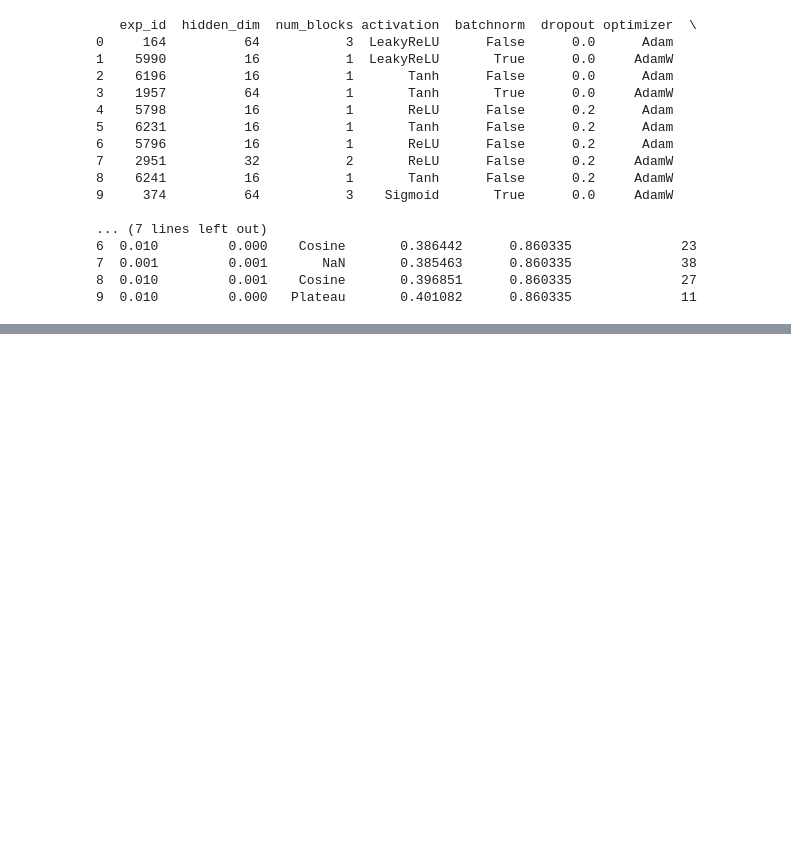
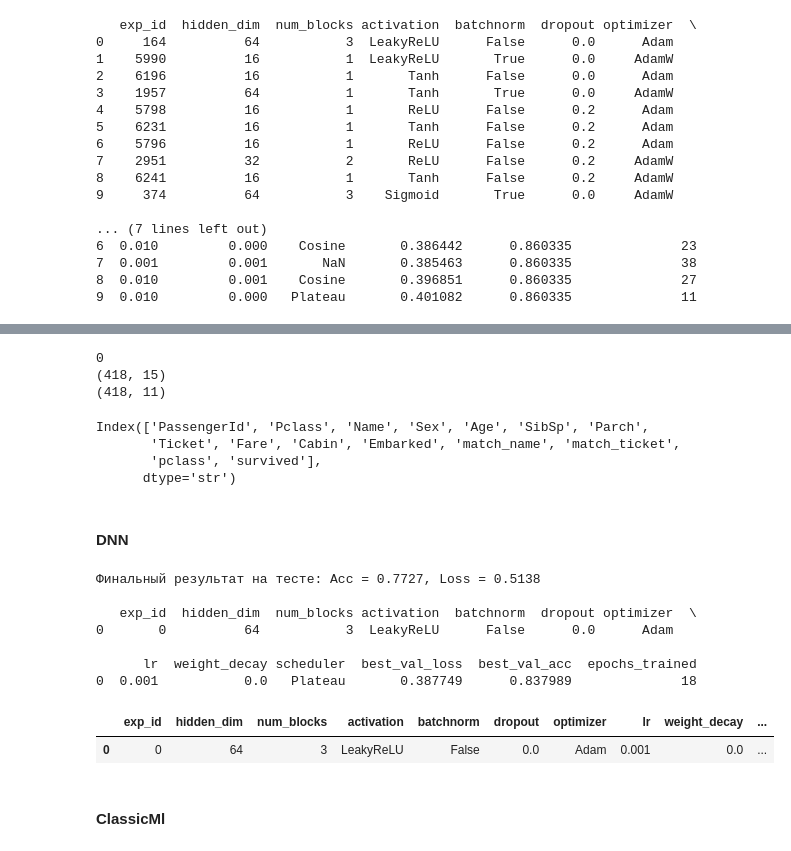
Before and after one commit to darkitime/Titanic-dataset-pipeline, a Jupyter notebook: EDA/eda.ipynb, the cells around one changed output, grey strips where cells are left out. Saved outputs shown, nothing was run; the diff lists cells and outputs as text; code cells hidden in the pictures; blank space fills up the shorter version.

```diff
--- a/eda.ipynb
+++ b/EDA/eda.ipynb
@@ -2165,0 +2568,15 @@ results_df4 = model_cross_val(is_one_hot_encoding=False, is_feature_engineering=
+# %%
+print(merged['survived'].isnull().sum())
+print(merged.shape)
+print(test.shape)
+# %% [output]
+0
+(418, 15)
+(418, 11)
+# %%
+merged.columns
+# %% [output]
+Index(['PassengerId', 'Pclass', 'Name', 'Sex', 'Age', 'SibSp', 'Parch',
+       'Ticket', 'Fare', 'Cabin', 'Embarked', 'match_name', 'match_ticket',
+       'pclass', 'survived'],
+      dtype='str')
@@ -2165,0 +2587,16 @@ results_df4 = model_cross_val(is_one_hot_encoding=False, is_feature_engineering=
+# %% [markdown]
+#### DNN
+# %%
+fit_model(path_to_test_target='data/real_test_submission.csv',is_one_hot_encoding = False, is_saving = False)
+# %% [output]
+Финальный результат на тесте: Acc = 0.7727, Loss = 0.5138
+
+   exp_id  hidden_dim  num_blocks activation  batchnorm  dropout optimizer  \
+0       0          64           3  LeakyReLU      False      0.0      Adam
+
+      lr  weight_decay scheduler  best_val_loss  best_val_acc  epochs_trained
+0  0.001           0.0   Plateau       0.387749      0.837989              18
+|  | exp_id | hidden_dim | num_blocks | activation | batchnorm | dropout | optimizer | lr | weight_decay | ... |
+| 0 | 0 | 64 | 3 | LeakyReLU | False | 0.0 | Adam | 0.001 | 0.0 | ... |
+# %% [markdown]
+#### ClassicMl
```
Also changed, not shown: parts of 41 cells of this notebook, 9 other files.
